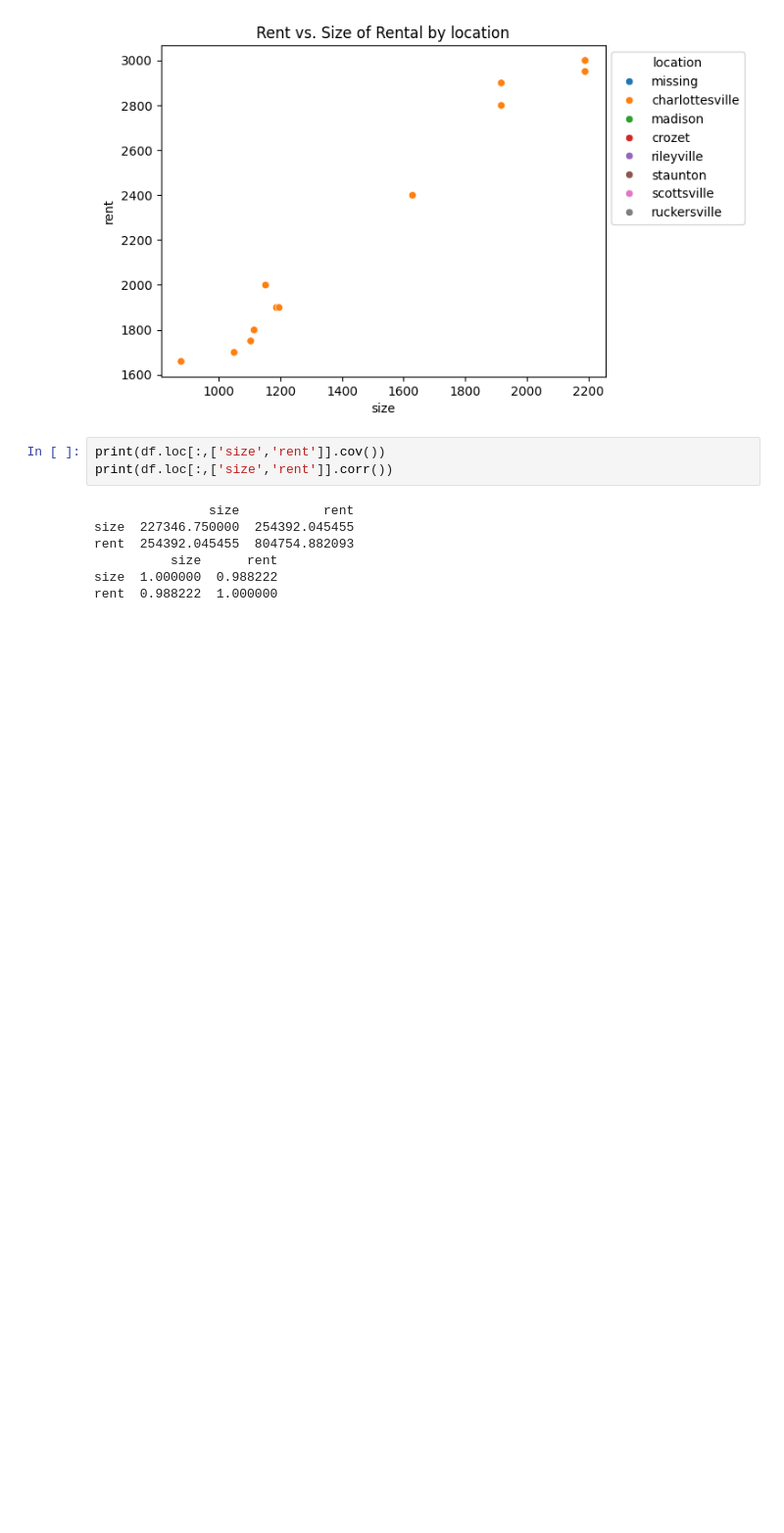
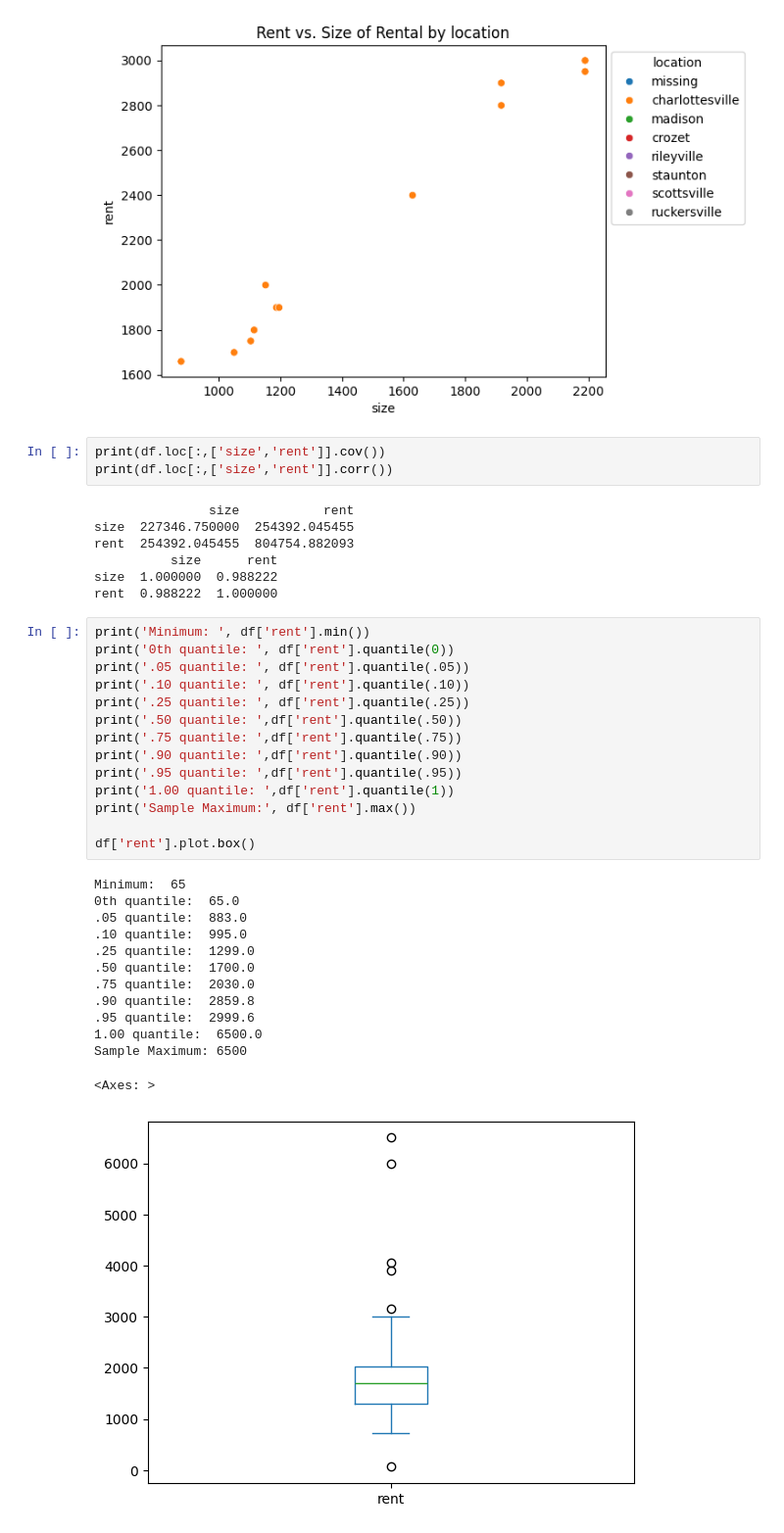
Before and after one commit to ashleynguyen04/wrangling, a Jupyter notebook: lab/lab_notebook.ipynb, the cells around one changed output. Shown at 98% size. Drawn from its saved outputs; the diff is of its cells as text; blank space fills up the shorter version.

```diff
--- a/lab/lab_notebook.ipynb
+++ b/lab/lab_notebook.ipynb
@@ -342,3 +342,31 @@ rent  254392.045455  804754.882093
           size      rent
 size  1.000000  0.988222
 rent  0.988222  1.000000
+# %%
+print('Minimum: ', df['rent'].min())
+print('0th quantile: ', df['rent'].quantile(0))
+print('.05 quantile: ', df['rent'].quantile(.05))
+print('.10 quantile: ', df['rent'].quantile(.10))
+print('.25 quantile: ', df['rent'].quantile(.25))
+print('.50 quantile: ',df['rent'].quantile(.50))
+print('.75 quantile: ',df['rent'].quantile(.75))
+print('.90 quantile: ',df['rent'].quantile(.90))
+print('.95 quantile: ',df['rent'].quantile(.95))
+print('1.00 quantile: ',df['rent'].quantile(1))
+print('Sample Maximum:', df['rent'].max())
+
+df['rent'].plot.box()
+# %% [output]
+Minimum:  65
+0th quantile:  65.0
+.05 quantile:  883.0
+.10 quantile:  995.0
+.25 quantile:  1299.0
+.50 quantile:  1700.0
+.75 quantile:  2030.0
+.90 quantile:  2859.8
+.95 quantile:  2999.6
+1.00 quantile:  6500.0
+Sample Maximum: 6500
+<Axes: >
+[figure, added]
```
Also changed, not shown: parts of 1 cell of this notebook.
